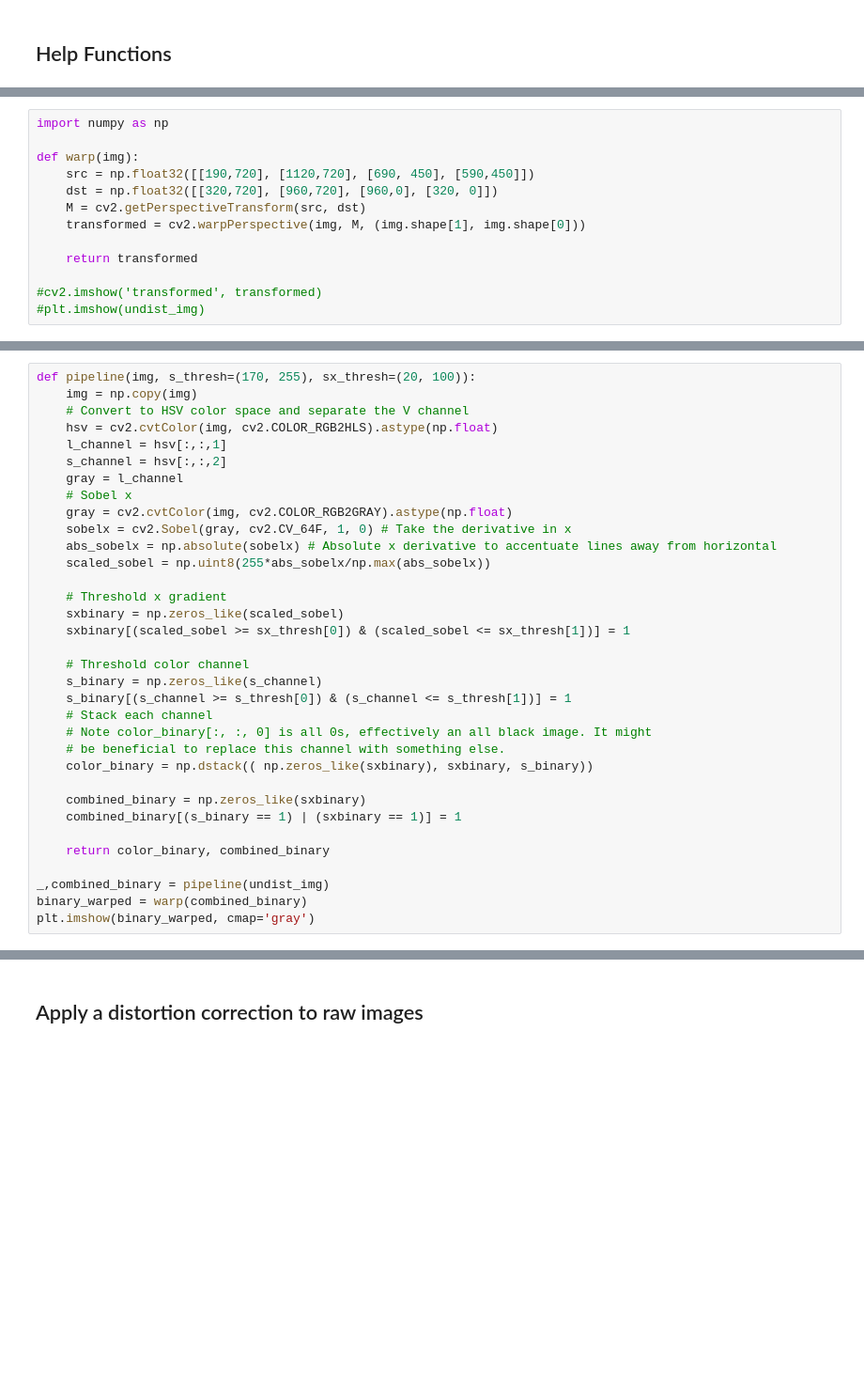
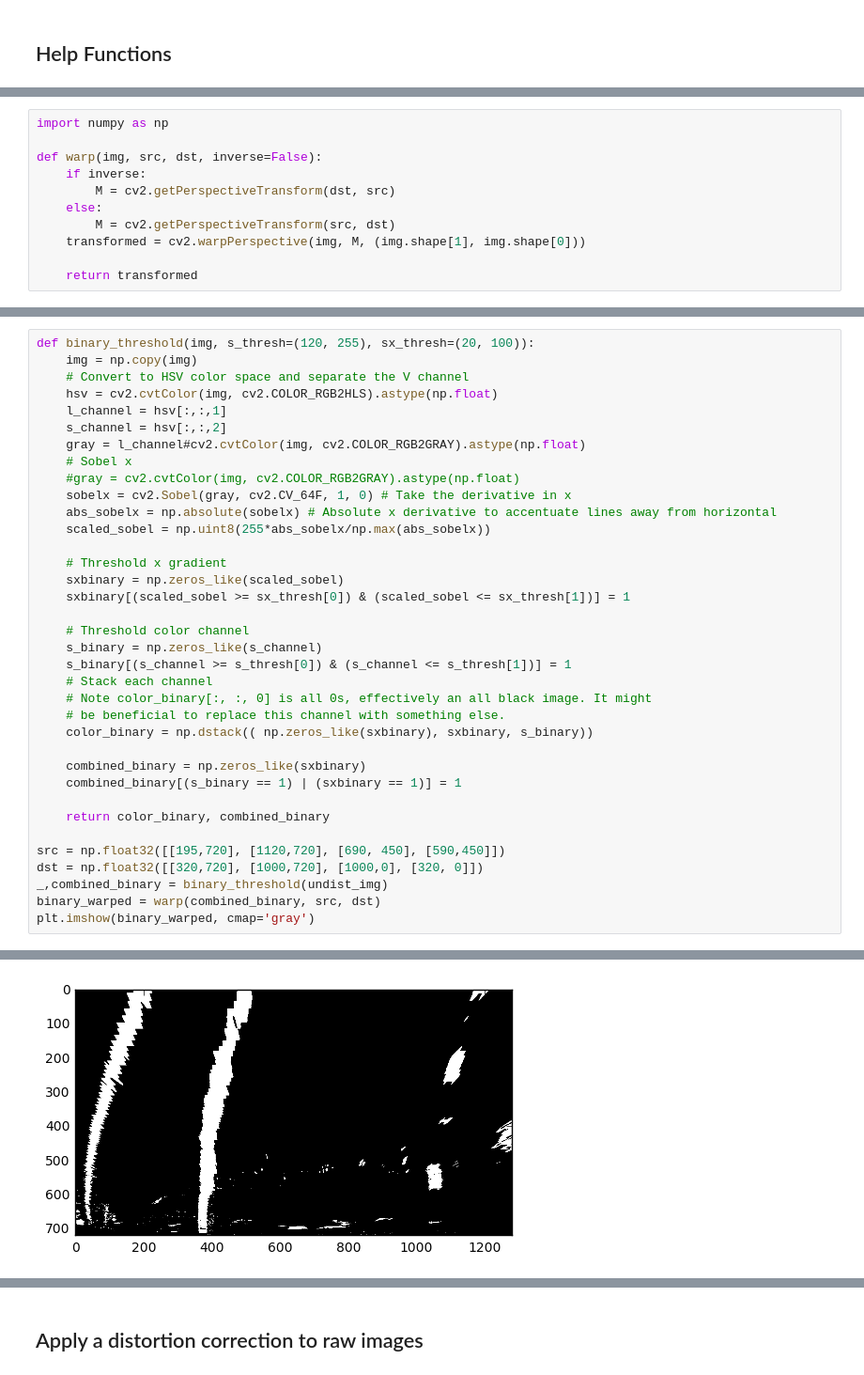
Before and after one commit to cjpan/CarND-Advanced-Lane-Lines, a Jupyter notebook: advanced_lane_lines.ipynb, the cells around one changed output, grey strips where cells are left out. Shown at 94% size. Saved outputs shown, nothing was run; the diff lists cells and outputs as text; blank space fills up the shorter version.

```diff
--- a/advanced_lane_lines.ipynb
+++ b/advanced_lane_lines.ipynb
@@ -121,13 +109,11 @@ plt.imshow(undist_img)
 # %%
 import numpy as np
 
-def warp(img):
-    src = np.float32([[190,720], [1120,720], [690, 450], [590,450]])
-    dst = np.float32([[320,720], [960,720], [960,0], [320, 0]])
-    M = cv2.getPerspectiveTransform(src, dst)
+def warp(img, src, dst, inverse=False):
+    if inverse:
+        M = cv2.getPerspectiveTransform(dst, src)
+    else:
+        M = cv2.getPerspectiveTransform(src, dst)
     transformed = cv2.warpPerspective(img, M, (img.shape[1], img.shape[0]))
 
     return transformed
-
-#cv2.imshow('transformed', transformed)
-#plt.imshow(undist_img)
@@ -183,39 +120,42 @@ plt.imshow(255*dir_binary, cmap='gray')
 # %%
-def pipeline(img, s_thresh=(170, 255), sx_thresh=(20, 100)):
+def binary_threshold(img, s_thresh=(120, 255), sx_thresh=(20, 100)):
     img = np.copy(img)
     # Convert to HSV color space and separate the V channel
     hsv = cv2.cvtColor(img, cv2.COLOR_RGB2HLS).astype(np.float)
     l_channel = hsv[:,:,1]
     s_channel = hsv[:,:,2]
-    gray = l_channel
+    gray = l_channel#cv2.cvtColor(img, cv2.COLOR_RGB2GRAY).astype(np.float)
     # Sobel x
-    gray = cv2.cvtColor(img, cv2.COLOR_RGB2GRAY).astype(np.float)
+    #gray = cv2.cvtColor(img, cv2.COLOR_RGB2GRAY).astype(np.float)
     sobelx = cv2.Sobel(gray, cv2.CV_64F, 1, 0) # Take the derivative in x
     abs_sobelx = np.absolute(sobelx) # Absolute x derivative to accentuate lines away from horizontal
     scaled_sobel = np.uint8(255*abs_sobelx/np.max(abs_sobelx))
 
     # Threshold x gradient
     sxbinary = np.zeros_like(scaled_sobel)
     sxbinary[(scaled_sobel >= sx_thresh[0]) & (scaled_sobel <= sx_thresh[1])] = 1
 
     # Threshold color channel
     s_binary = np.zeros_like(s_channel)
     s_binary[(s_channel >= s_thresh[0]) & (s_channel <= s_thresh[1])] = 1
     # Stack each channel
     # Note color_binary[:, :, 0] is all 0s, effectively an all black image. It might
     # be beneficial to replace this channel with something else.
     color_binary = np.dstack(( np.zeros_like(sxbinary), sxbinary, s_binary))
 
     combined_binary = np.zeros_like(sxbinary)
     combined_binary[(s_binary == 1) | (sxbinary == 1)] = 1
 
     return color_binary, combined_binary
 
-_,combined_binary = pipeline(undist_img)
-binary_warped = warp(combined_binary)
+src = np.float32([[195,720], [1120,720], [690, 450], [590,450]])
+dst = np.float32([[320,720], [1000,720], [1000,0], [320, 0]])
+_,combined_binary = binary_threshold(undist_img)
+binary_warped = warp(combined_binary, src, dst)
 plt.imshow(binary_warped, cmap='gray')
 # %% [output]
 <matplotlib.image.AxesImage at 0x...>
+[figure, added]
 # %%
 histogram = np.sum(binary_warped[binary_warped.shape[0]//2:,:], axis=0)
 plt.plot(histogram)
```
Also changed, not shown: parts of 25 cells of this notebook.
